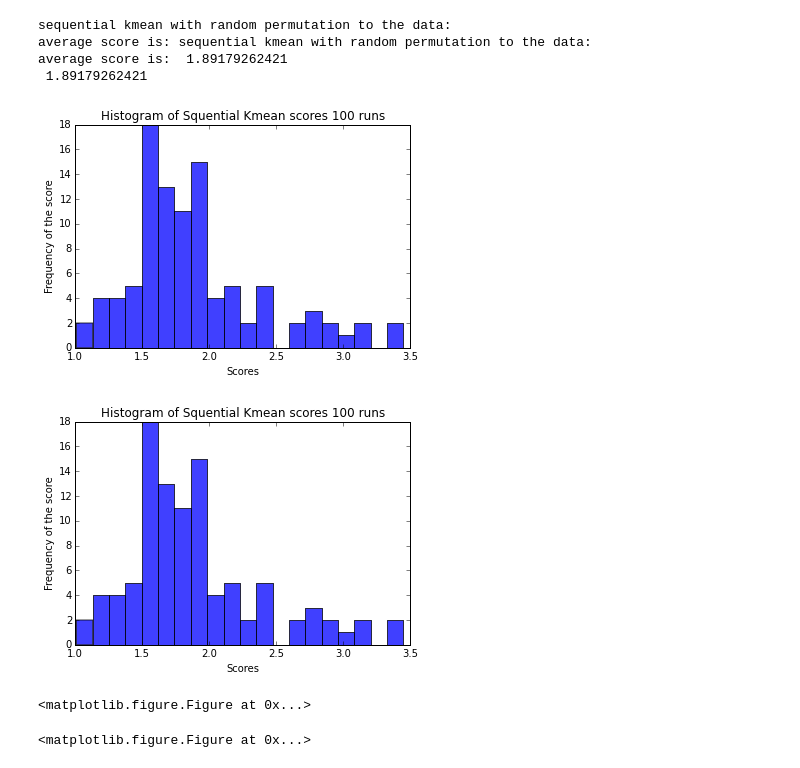
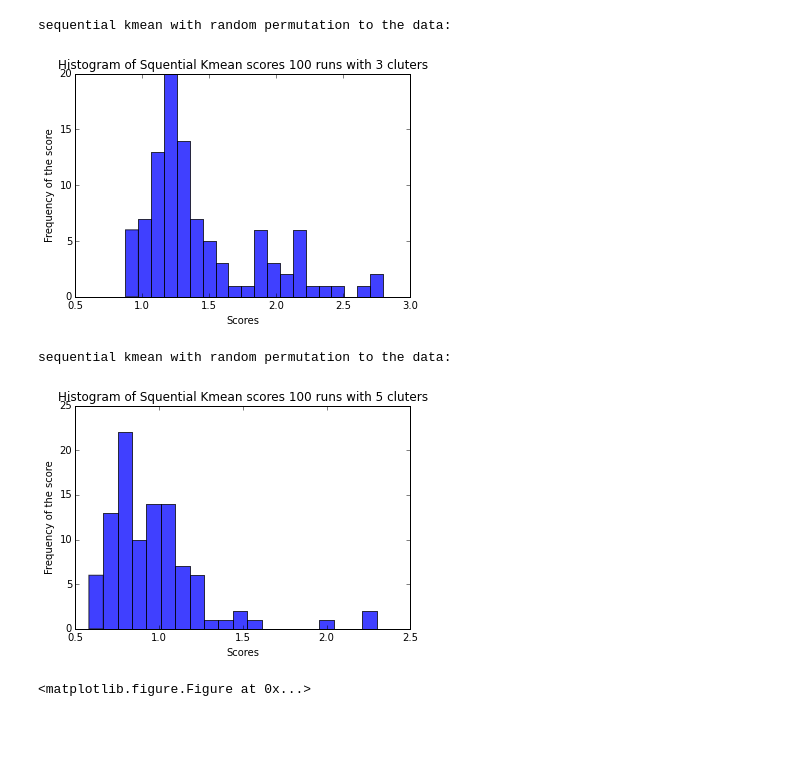
Before and after one commit to RuiqingQiu/K-Mean, a Jupyter notebook: kmeans.ipynb, the cells around one changed output. Drawn from its saved outputs; the diff is of its cells as text; code cells hidden in the pictures; blank space fills up the shorter version.

```diff
--- a/kmeans.ipynb
+++ b/kmeans.ipynb
@@ -97,7 +97,7 @@ class Data(object):
         # loop through the whole dataset
         for data in self.data_set:
             min_dis = distance.euclidean(data,res[0])
-            for i in range(self.k):
+            for i in range(len(res)):
                  # calculate the distance btw true center and kmean center
                 dst = distance.euclidean(data,res[i])
                 # find the minimum dst btw the true center and kmean center
@@ -333,35 +320,33 @@ average score is:  0.297281927477
 # %%
 # Experiment 2: Running sequential kmeans on the data and obtain average score
-def experiment2():
+def experiment2(num_of_cluster):
     score_list = []
-    res1, idx1 = sequential_kmean(np.random.permutation(d.data_set) , d.k)
+    cost_function_score = []
+    #res1, idx1 = sequential_kmean(np.random.permutation(d.data_set) , num_of_cluster)
     print "sequential kmean with random permutation to the data: "
     for i in range(num_of_iterations):
         # with permutation
-        res1, idx1 = sequential_kmean(np.random.permutation(d.data_set) , d.k)
+        res1, idx1 = sequential_kmean(np.random.permutation(d.data_set) , num_of_cluster)
         score_list.append(d.error_calculate(res1))
-    print "average score is: ", sum(score_list)/len(score_list)
-    # add a 'best fit' line
+        cost_function_score.append(d.cost_function(res1))
+    #print "average score is: ", sum(score_list)/len(score_list)
     plt.xlabel('Scores')
     plt.ylabel('Frequency of the score')
-    plt.title(r'Histogram of Squential Kmean scores 100 runs')
+    plt.title(r'Histogram of Squential Kmean scores 100 runs with %d clusters' %num_of_cluster)
     #plt.bar(range(num_of_iterations), score_list)
     # normed=0 to disable normalization, normalization makes integral of histograms sum to 1
-    n, bins, patches = plt.hist(score_list,20,normed=0,facecolor="blue",alpha=0.75)
-
-    # Tweak spacing to prevent clipping of ylabel
-    #plt.subplots_adjust(left=0.15)
+    #n, bins, patches = plt.hist(score_list,20,normed=0,facecolor="blue",alpha=0.75)
+    n, bins, patches = plt.hist(cost_function_score,20,normed=0,facecolor="blue",alpha=0.75)
     plt.show()
     pylab.clf()
-experiment2()
+
+experiment2(3)
+experiment2(5)
 # %% [output]
 sequential kmean with random permutation to the data:
-average score is: sequential kmean with random permutation to the data:
-average score is:  1.89179262421
- 1.89179262421
-[figure, old version]
+[figure, new version]
+sequential kmean with random permutation to the data:
-[figure, old version]
+[figure, new version]
-<matplotlib.figure.Figure at 0x...>
 <matplotlib.figure.Figure at 0x...>
 # %%
 # Experiment 3: Adding some easy points to the list to teach the sequential kmean
```
Also changed, not shown: parts of 11 cells of this notebook.
